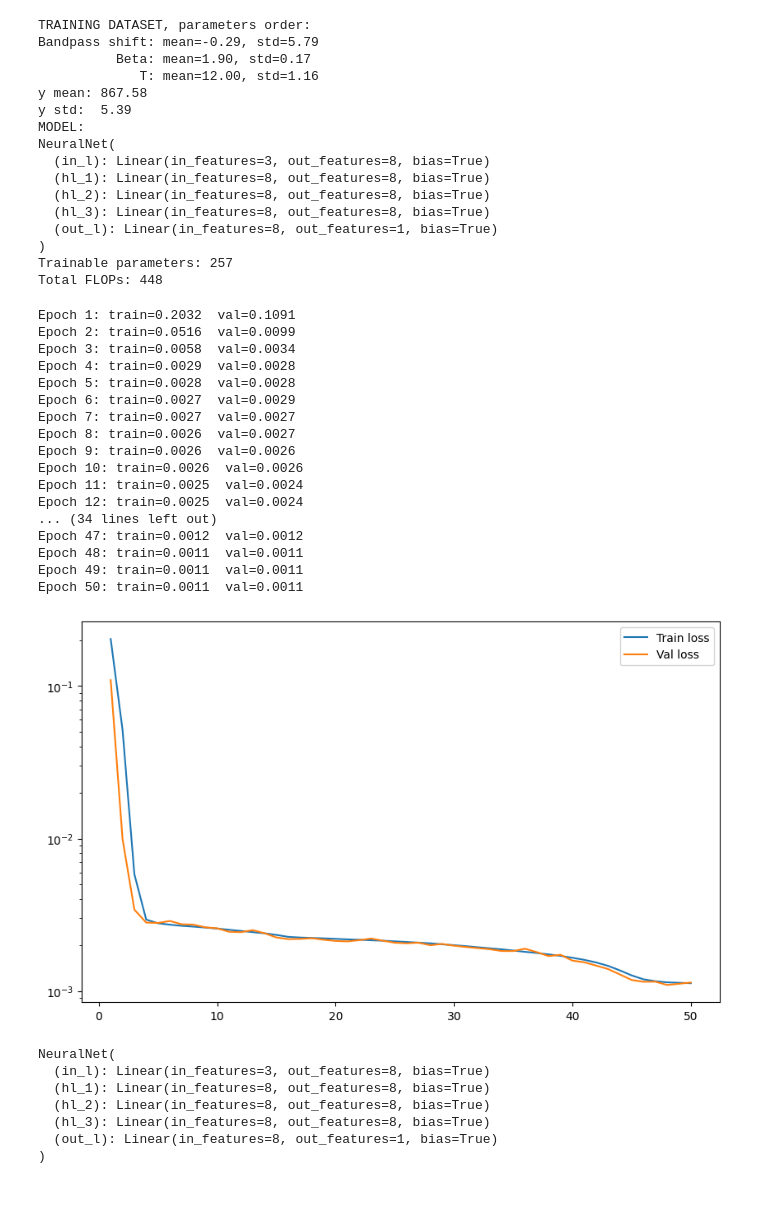
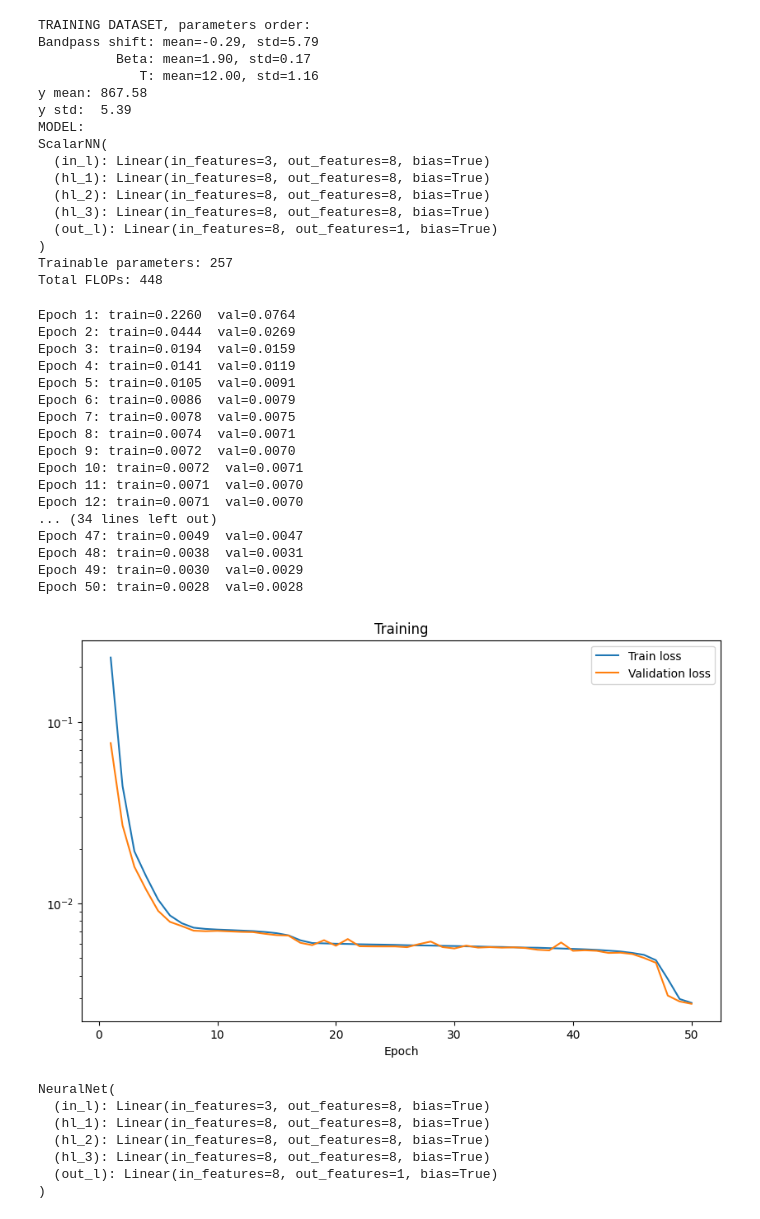
Before and after one commit to LeeoBianchi/BandpassNN, a Jupyter notebook: BandpassNN.ipynb, the cells around one changed output. Drawn from its saved outputs; the diff is of its cells as text; code cells hidden in the pictures.

```diff
--- a/BandpassNN.ipynb
+++ b/BandpassNN.ipynb
@@ -189,7 +53,7 @@ val_loader  = torch.utils.data.DataLoader(val_dataset, batch_size=64, shuffle=Fa
 
 test_loader = torch.utils.data.DataLoader(test_dataset, batch_size=64, shuffle=False)
 
-model = NeuralNet().to(device)
+model = ScalarNN() #.to(device)
 
 print("MODEL:")
 print(model)
@@ -210,7 +74,7 @@ Bandpass shift: mean=-0.29, std=5.79
 y mean: 867.58
 y std:  5.39
 MODEL:
-NeuralNet(
+ScalarNN(
   (in_l): Linear(in_features=3, out_features=8, bias=True)
   (hl_1): Linear(in_features=8, out_features=8, bias=True)
   (hl_2): Linear(in_features=8, out_features=8, bias=True)
@@ -231,8 +95,8 @@ if True:
         total_train_loss = 0.0
 
         for X_batch, y_batch in train_loader:
-            X_batch = X_batch.to(device)      # move inputs to GPU
-            y_batch = y_batch.to(device)      # move targets to GPU
+            X_batch = X_batch #.to(device)      # move inputs to GPU
+            y_batch = y_batch #.to(device)      # move targets to GPU
 
             optimizer.zero_grad()
             preds = model(X_batch)
@@ -248,8 +112,8 @@ if True:
 
         with torch.no_grad():
             for X_batch, y_batch in val_loader:
-                X_batch = X_batch.to(device)  # move inputs to GPU
-                y_batch = y_batch.to(device)  # move targets to GPU
+                X_batch = X_batch #.to(device)  # move inputs to GPU
+                y_batch = y_batch #.to(device)  # move targets to GPU
 
                 preds = model(X_batch)
                 loss  = criterion(preds, y_batch)
@@ -261,40 +125,42 @@ if True:
         avg_v_loss_s[epoch] = avg_val_loss
         print(f"Epoch {epoch+1}: train={avg_train_loss:.4f}  val={avg_val_loss:.4f}")
 # %% [output]
-Epoch 1: train=0.2032  val=0.1091
-Epoch 2: train=0.0516  val=0.0099
-Epoch 3: train=0.0058  val=0.0034
-Epoch 4: train=0.0029  val=0.0028
-Epoch 5: train=0.0028  val=0.0028
-Epoch 6: train=0.0027  val=0.0029
-Epoch 7: train=0.0027  val=0.0027
-Epoch 8: train=0.0026  val=0.0027
-Epoch 9: train=0.0026  val=0.0026
-Epoch 10: train=0.0026  val=0.0026
-Epoch 11: train=0.0025  val=0.0024
-Epoch 12: train=0.0025  val=0.0024
+Epoch 1: train=0.2260  val=0.0764
+Epoch 2: train=0.0444  val=0.0269
+Epoch 3: train=0.0194  val=0.0159
+Epoch 4: train=0.0141  val=0.0119
+Epoch 5: train=0.0105  val=0.0091
+Epoch 6: train=0.0086  val=0.0079
+Epoch 7: train=0.0078  val=0.0075
+Epoch 8: train=0.0074  val=0.0071
+Epoch 9: train=0.0072  val=0.0070
+Epoch 10: train=0.0072  val=0.0071
+Epoch 11: train=0.0071  val=0.0070
+Epoch 12: train=0.0071  val=0.0070
 ... (34 lines left out)
-Epoch 47: train=0.0012  val=0.0012
-Epoch 48: train=0.0011  val=0.0011
-Epoch 49: train=0.0011  val=0.0011
-Epoch 50: train=0.0011  val=0.0011
+Epoch 47: train=0.0049  val=0.0047
+Epoch 48: train=0.0038  val=0.0031
+Epoch 49: train=0.0030  val=0.0029
+Epoch 50: train=0.0028  val=0.0028
 # %%
 plt.figure(figsize=(10,6))
+plt.title("Training")
 plt.plot(np.arange(1, num_epochs+1), avg_t_loss_s, label="Train loss")
-plt.plot(np.arange(1, num_epochs+1), avg_v_loss_s, label="Val loss")
+plt.plot(np.arange(1, num_epochs+1), avg_v_loss_s, label="Validation loss")
 plt.yscale('log')
+plt.xlabel("Epoch")
 plt.savefig("training.png")
 plt.legend()
 plt.close
 
-if True:
+if False:
     torch.save({
         'model_state_dict': model.state_dict(),
         'y_mean': y_mean,
         'y_std':  y_std,
         }, 'bandpass_NN_v3.pth')
 # %% [output]
-[figure, old version]
+[figure, new version]
 # %%
 #Evaluation on the Test Set
 
```
Also changed, not shown: parts of 11 cells of this notebook, 6 other files.
